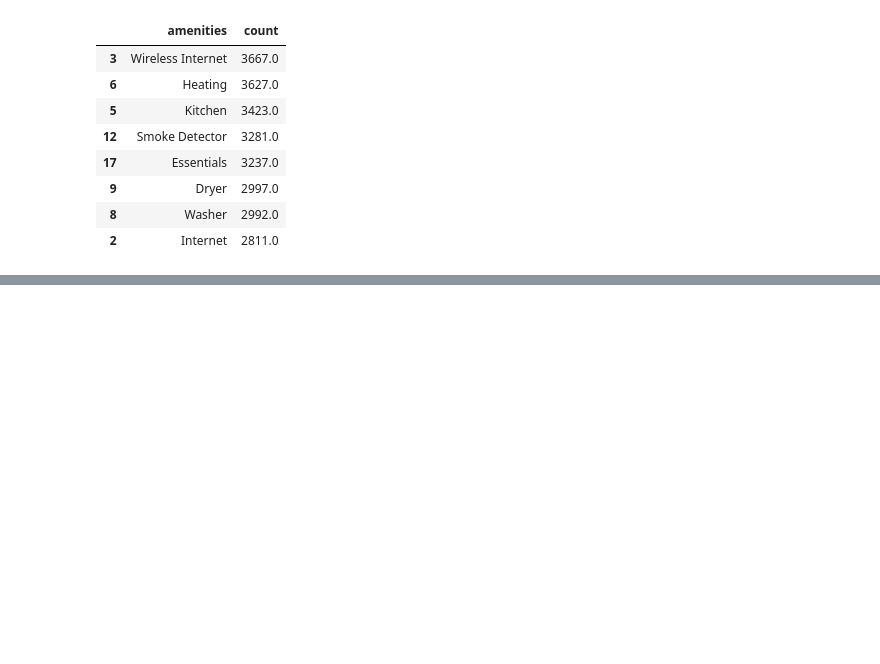
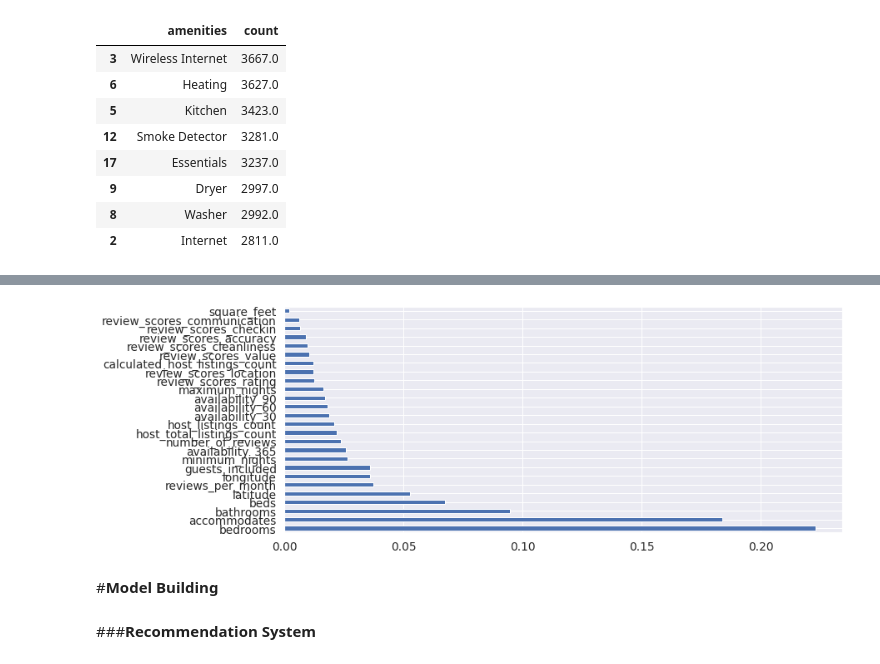
Before and after one commit to anushkapandey123/Outliers_PES1UG20CS123_PES1UG20CS072, a Jupyter notebook: EDA_Outliers_PES1UG20CS123_PES1UG20CS072.ipynb, the cells around one changed output, grey strips where cells are left out. Saved outputs shown, nothing was run; the diff lists cells and outputs as text; code cells hidden in the pictures; blank space fills up the shorter version.

```diff
--- a/EDA_Outliers_PES1UG20CS123_PES1UG20CS072.ipynb
+++ b/EDA_Outliers_PES1UG20CS123_PES1UG20CS072.ipynb
@@ -405,0 +438,4 @@ pd_amenities_count
+# %%
+numerics = ['int16', 'int32', 'int64', 'float16', 'float32', 'float64']
+
+newdf = df.select_dtypes(include=numerics)
@@ -405,0 +462,8 @@ pd_amenities_count
+# %%
+newdf.square_feet.fillna(value=df['square_feet'].mean(), inplace=True)
+newdf.host_listings_count.fillna(method="bfill", inplace=True)
+newdf.host_total_listings_count.fillna(method="bfill", inplace=True)
+newdf.bathrooms.fillna(method="bfill", inplace=True)
+newdf.beds.fillna(method="bfill", inplace=True)
+newdf.bedrooms.fillna(method="bfill", inplace=True)
+newdf.drop(['license','listing_id','host_id'],axis = 1,inplace = True)
@@ -405,0 +479,17 @@ pd_amenities_count
+# %%
+features = newdf.drop(['price'],axis = 1)
+label = newdf["price"]
+from sklearn.ensemble import ExtraTreesRegressor
+ext = ExtraTreesRegressor()
+ext.fit(features, label)
+imp_features = pd.Series(ext.feature_importances_, index = features.columns)
+
+plt.figure(figsize=(12,5))
+imp_features.nlargest(30).plot(kind = 'barh')
+plt.show()
+# %% [output]
+[figure, added]
+# %% [markdown]
+#**Model Building**
+# %% [markdown]
+###**Recommendation System**
```
Also changed, not shown: parts of 82 cells of this notebook.
